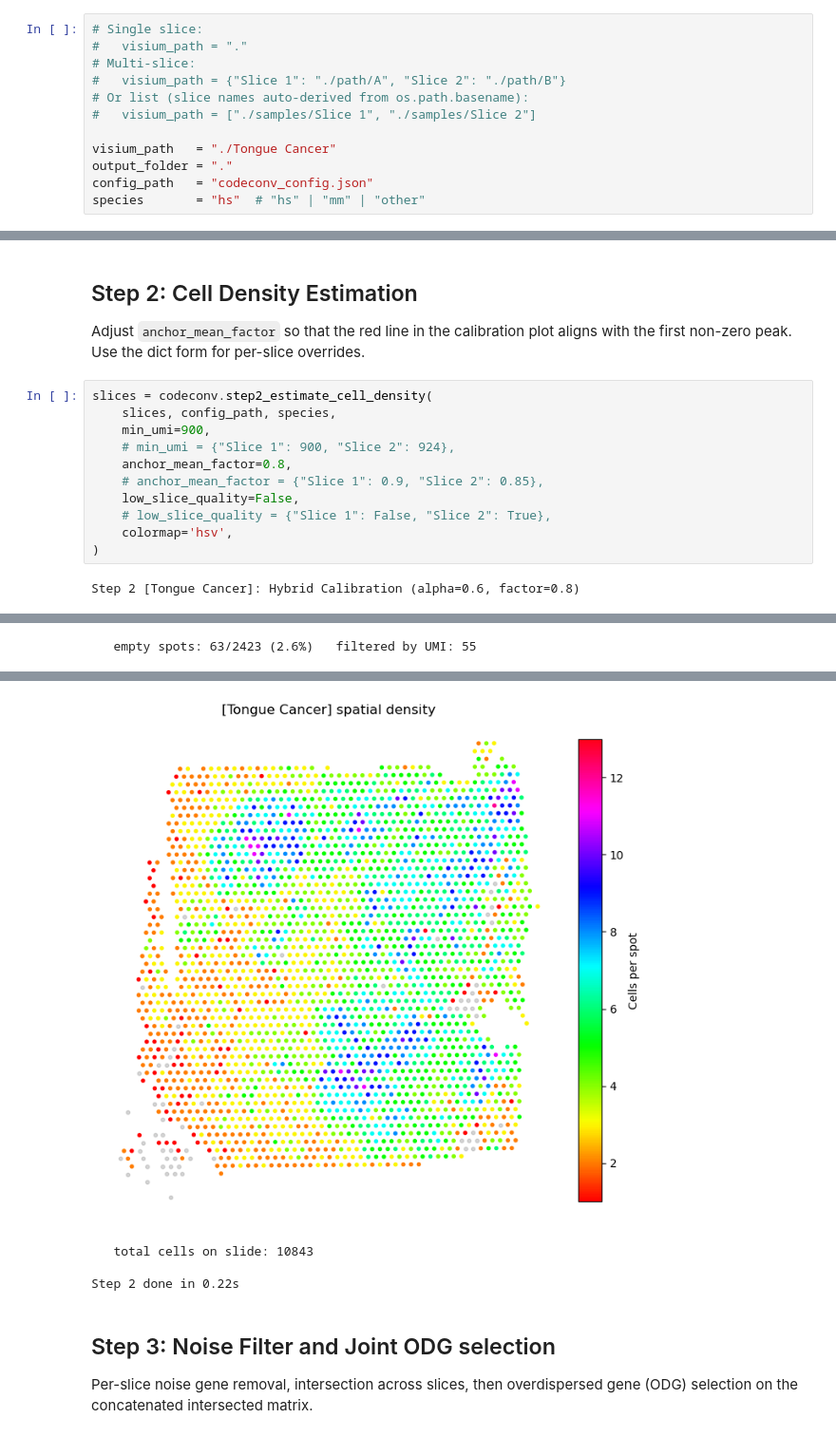
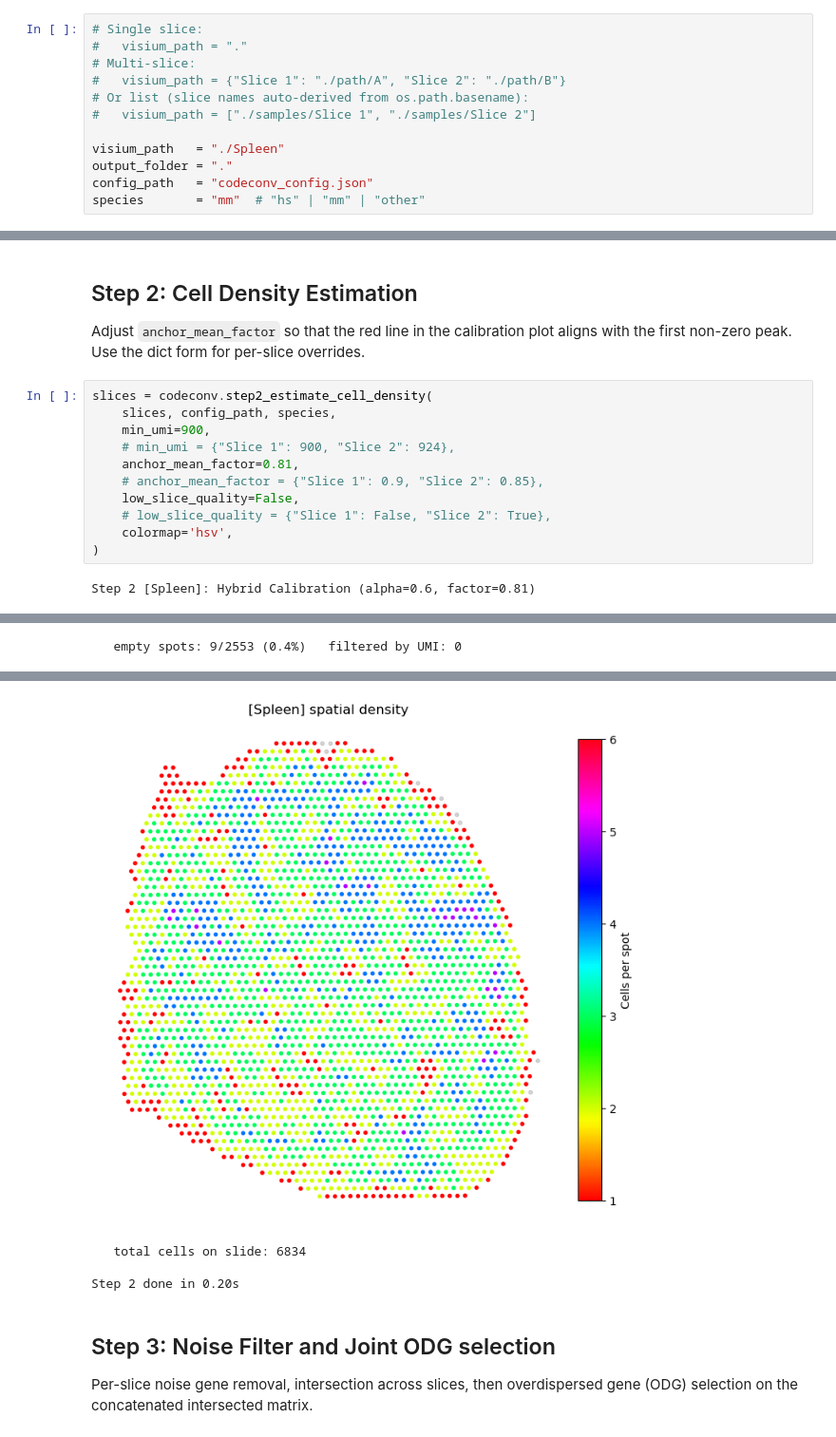
Before and after one commit to Perik-Zavodskii/CoexpressDeconvolve, a Jupyter notebook: CoexpressDeconvolve.ipynb, the cells around one changed output, grey strips where cells are left out. Shown at 95% size. Saved outputs shown, nothing was run; the diff lists cells and outputs as text.

```diff
--- a/CoexpressDeconvolve.ipynb
+++ b/CoexpressDeconvolve.ipynb
@@ -21,10 +21,10 @@ codeconv: random seed set to 42
 # Or list (slice names auto-derived from os.path.basename):
 #   visium_path = ["./samples/Slice 1", "./samples/Slice 2"]
 
-visium_path   = "./Tongue Cancer"
+visium_path   = "./Spleen"
 output_folder = "."
 config_path   = "codeconv_config.json"
-species       = "hs"  # "hs" | "mm" | "other"
+species       = "mm"  # "hs" | "mm" | "other"
 # %% [markdown]
 ## Step 1: Load Visium data
 # %%
@@ -43,11 +43,11 @@ slices = codeconv.step2_estimate_cell_density(
     slices, config_path, species,
     min_umi=900,
     # min_umi = {"Slice 1": 900, "Slice 2": 924},
-    anchor_mean_factor=0.8,
+    anchor_mean_factor=0.81,
     # anchor_mean_factor = {"Slice 1": 0.9, "Slice 2": 0.85},
     low_slice_quality=False,
     # low_slice_quality = {"Slice 1": False, "Slice 2": True},
     colormap='hsv',
 )
 # %% [output]
-Step 2 [Tongue Cancer]: Hybrid Calibration (alpha=0.6, factor=0.8)
+Step 2 [Spleen]: Hybrid Calibration (alpha=0.6, factor=0.81)
@@ -55 +55 @@ Step 2 [Tongue Cancer]: Hybrid Calibration (alpha=0.6, factor=0.8)
-   empty spots: 63/2423 (2.6%)   filtered by UMI: 55
+   empty spots: 9/2553 (0.4%)   filtered by UMI: 0
@@ -57,7 +57,7 @@ Step 2 [Tongue Cancer]: Hybrid Calibration (alpha=0.6, factor=0.8)
-[figure, old version]
+[figure, new version]
-   total cells on slide: 10843
+   total cells on slide: 6834
 
-Step 2 done in 0.22s
+Step 2 done in 0.20s
 # %% [markdown]
 ## Step 3: Noise Filter and Joint ODG selection
 Per-slice noise gene removal, intersection across slices, then overdispersed gene (ODG) selection on the concatenated intersected matrix.
```
Also changed, not shown: parts of 10 cells of this notebook, 1 other file.
